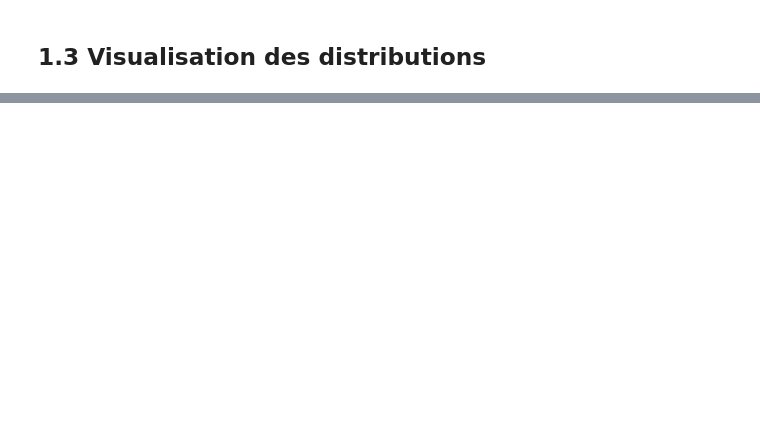
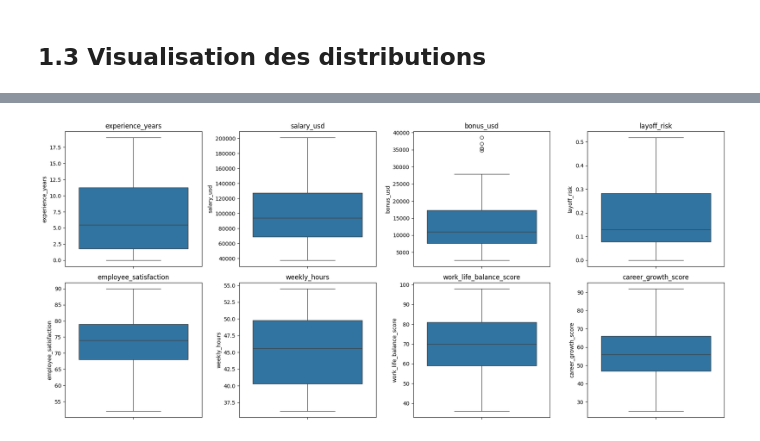
Before and after one commit to neji03/data-analysis-project, a Jupyter notebook: Projet_Analyse_de_Données.ipynb, the cells around one changed output, grey strips where cells are left out. Drawn from its saved outputs; the diff is of its cells as text; code cells hidden in the pictures; blank space fills up the shorter version.

```diff
--- a/Projet_Analyse_de_Données.ipynb
+++ b/Projet_Analyse_de_Données.ipynb
@@ -175,2 +193,14 @@ display(stats.round(2))
 # %% [markdown]
 ## 1.3 Visualisation des distributions
+# %%
+# Histogrammes des 8 variables quantitatives, avec la courbe de densité (kde)
+# La ligne rouge = moyenne, la ligne verte = médiane
+fig, axes = plt.subplots(2, 4, figsize=(18, 8))
+for ax, var in zip(axes.ravel(), QUANT):
+    sns.histplot(df[var], kde=True, bins=15, ax=ax)
+    ax.axvline(df[var].mean(), color="red", linestyle="--", label="moyenne")
+    ax.axvline(df[var].median(), color="green", linestyle="-", label="médiane")
+    ax.set_title(var)
+axes[0, 0].legend()
+plt.tight_layout()
+plt.show()
@@ -176,0 +220,10 @@ display(stats.round(2))
+# %%
+# Un boxplot par variable
+fig, axes = plt.subplots(2, 4, figsize=(18, 8))
+for ax, var in zip(axes.ravel(), QUANT):
+    sns.boxplot(y=df[var], ax=ax)
+    ax.set_title(var)
+plt.tight_layout()
+plt.show()
+# %% [output]
+[figure, added]
```
Also changed, not shown: parts of 74 cells of this notebook.
